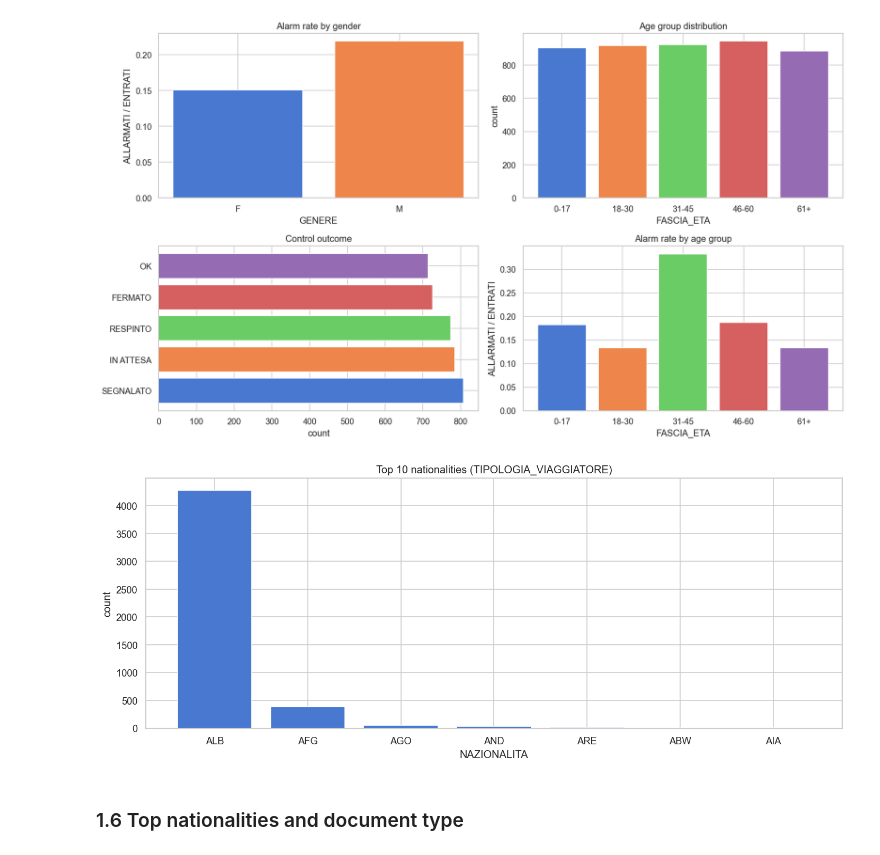
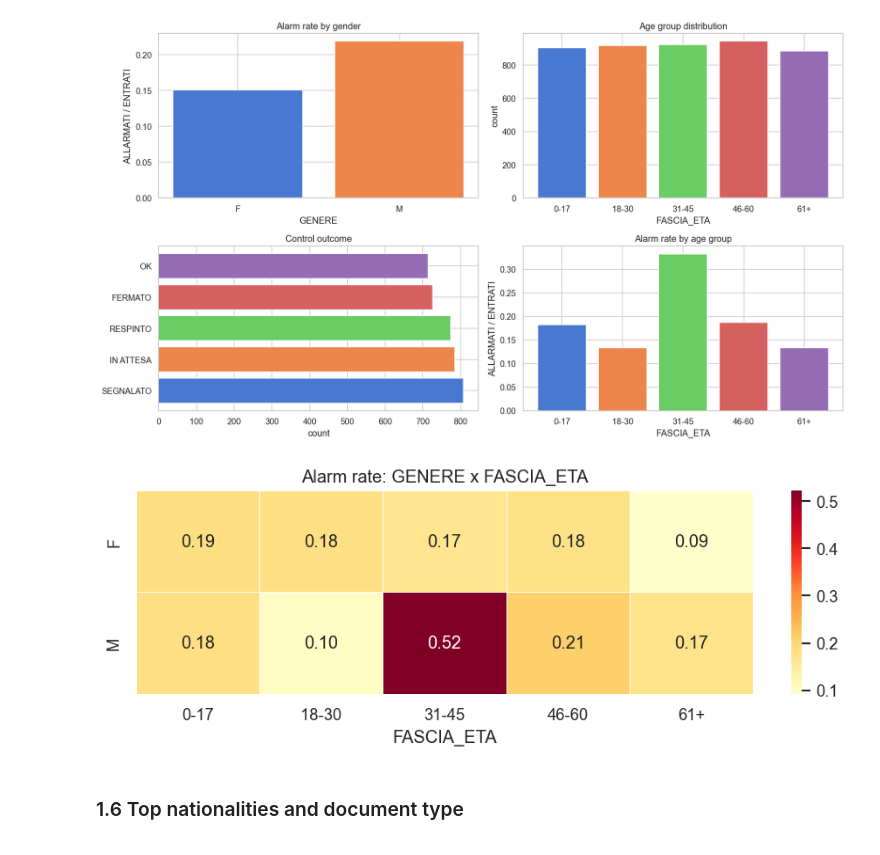
Before and after one commit to FilippoNannucci/classical-vs-multiagent, a Jupyter notebook: 02_EDA.ipynb, the cells around one changed output. Cells and saved outputs as stored; diff of their text form; code cells hidden in the pictures.

Commit message:
EDA: fix section ordering, add missing headers, add GENERE x FASCIA_ETA heatmap

```diff
--- a/02_EDA.ipynb
+++ b/02_EDA.ipynb
@@ -159,18 +159,20 @@ plt.tight_layout()
 plt.show()
 # %% [output]
 [figure]
-# %%
-# top 10 nationalities
-top_naz = v['NAZIONALITA'].value_counts(dropna=True).head(10)
-
-plt.figure(figsize=(12, 5))
-plt.bar(top_naz.index, top_naz.values)
-plt.title('Top 10 nationalities (TIPOLOGIA_VIAGGIATORE)')
-plt.xlabel('NAZIONALITA')
-plt.ylabel('count')
-plt.tight_layout()
-plt.show()
-# %% [output]
-[figure, removed]
+# %%
+# alarm rate heatmap: GENERE x FASCIA_ETA
+age_order = ['0-17', '18-30', '31-45', '46-60', '61+']
+cross = v.groupby(['GENERE', 'FASCIA_ETA']).apply(
+    lambda g: g['ALLARMATI'].sum() / g['ENTRATI'].sum() if g['ENTRATI'].sum() > 0 else np.nan
+).unstack(level='FASCIA_ETA').reindex(columns=age_order)
+
+plt.figure(figsize=(8, 3))
+sns.heatmap(cross, annot=True, fmt='.2f', cmap='YlOrRd', linewidths=0.5)
+plt.title('Alarm rate: GENERE x FASCIA_ETA')
+plt.ylabel('')
+plt.tight_layout()
+plt.show()
+# %% [output]
+[figure, added]
 # %% [markdown]
 ### 1.6 Top nationalities and document type
```
Also changed, not shown: parts of 4 cells of this notebook.
